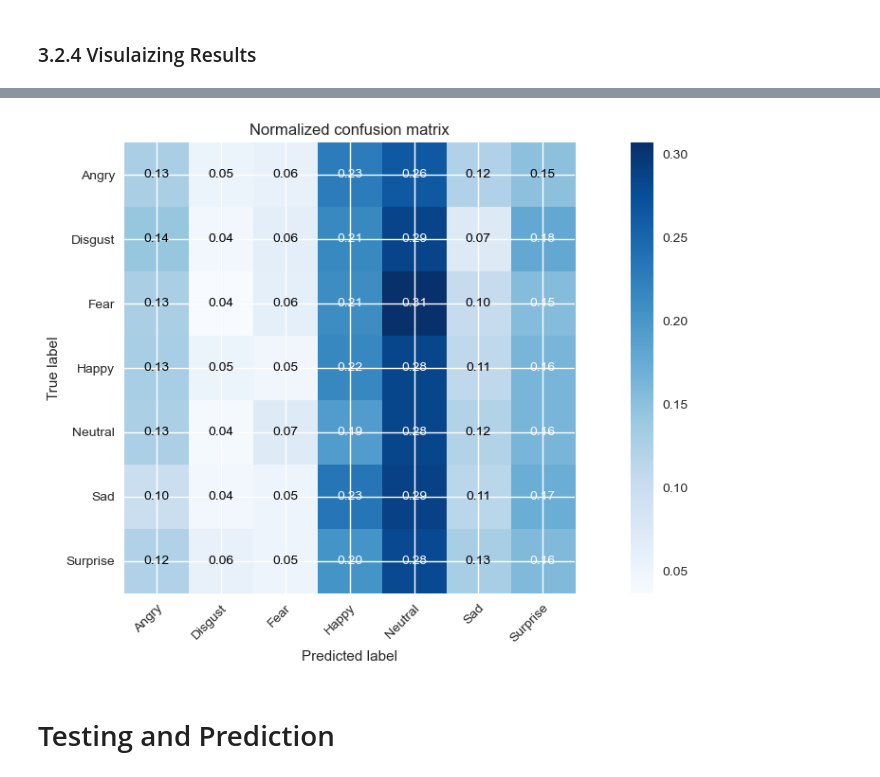
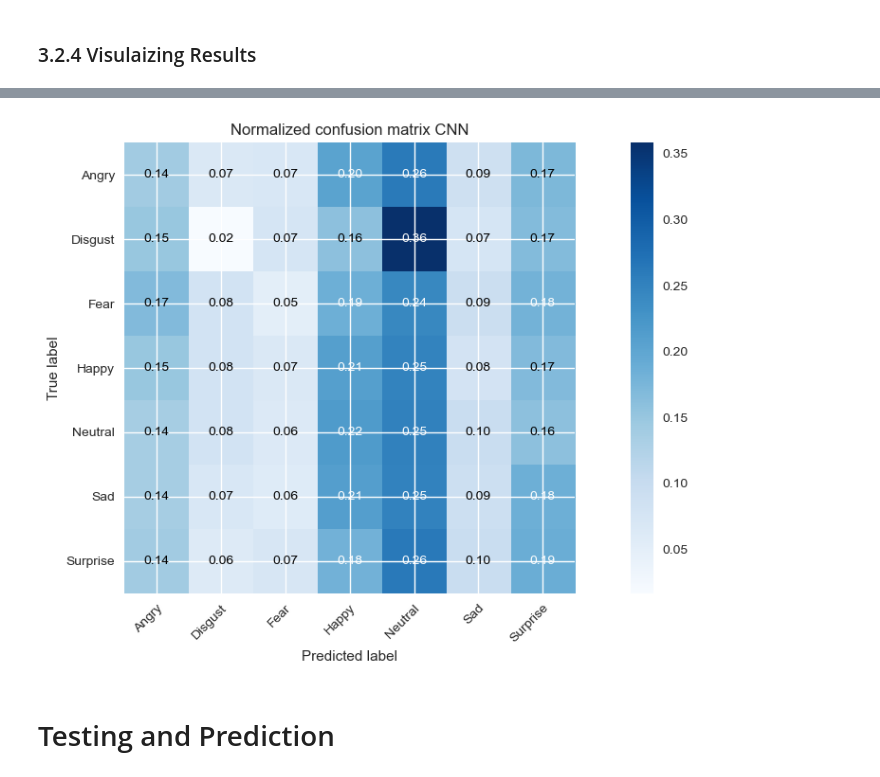
Before and after one commit to AlKieras/Deep_Learning, a Jupyter notebook: Final_Project.ipynb, the cells around one changed output, grey strips where cells are left out. Saved outputs shown, nothing was run; the diff lists cells and outputs as text; code cells hidden in the pictures.

```diff
--- a/Final_Project.ipynb
+++ b/Final_Project.ipynb
@@ -443,35 +445,35 @@ print(cm)
 # %%
 plt.style.use('seaborn')
 
 cm = cm.astype('float') / cm.sum(axis = 1)[:, np.newaxis]
 fig, ax = plt.subplots(figsize=(12,6))
 
 im = ax.imshow(cm, interpolation = 'nearest', cmap = plt.cm.Blues)
 ax.figure.colorbar(im, ax = ax)
 
 ax.set(xticks = np.arange(cm.shape[1]),
        yticks = np.arange(cm.shape[0]),
        xticklabels = classes, yticklabels = classes,
-       title = 'Normalized confusion matrix',
+       title = 'Normalized confusion matrix CNN',
        ylabel = 'True label',
        xlabel = 'Predicted label')
 
 plt.setp(ax.get_xticklabels(), rotation = 45, ha = "right",
          rotation_mode = "anchor")
 
 
 fmt = '.2f'
 thresh = cm.max() / 2.
 for i in range(cm.shape[0]):
     for j in range(cm.shape[1]):
         ax.text(j, i, format(cm[i, j], fmt),
                 ha = "center", va = "center",
                 color = "white" if cm[i, j] > thresh else "black")
 
 fig.tight_layout()
 plt.show()
 # %% [output]
-[figure, old version]
+[figure, new version]
 # %% [markdown]
 # Testing and Prediction
 # %%
```
Also changed, not shown: parts of 18 cells of this notebook.
